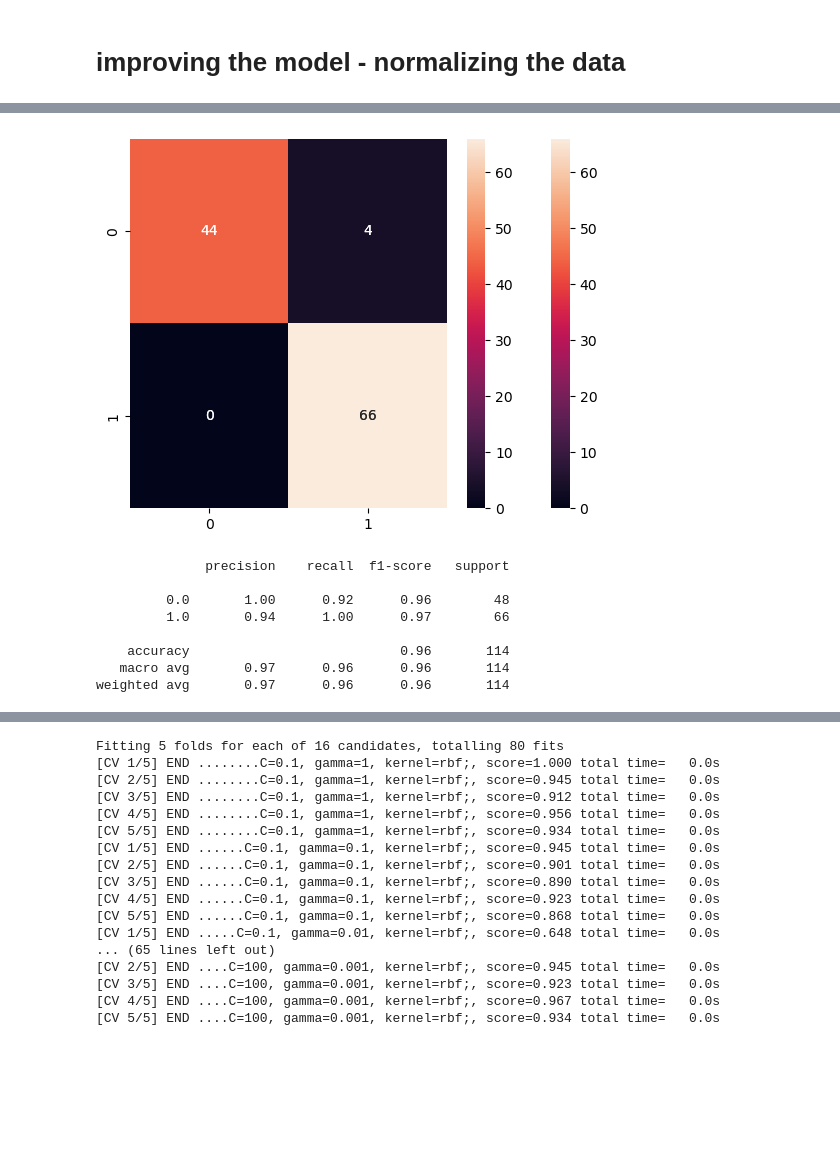
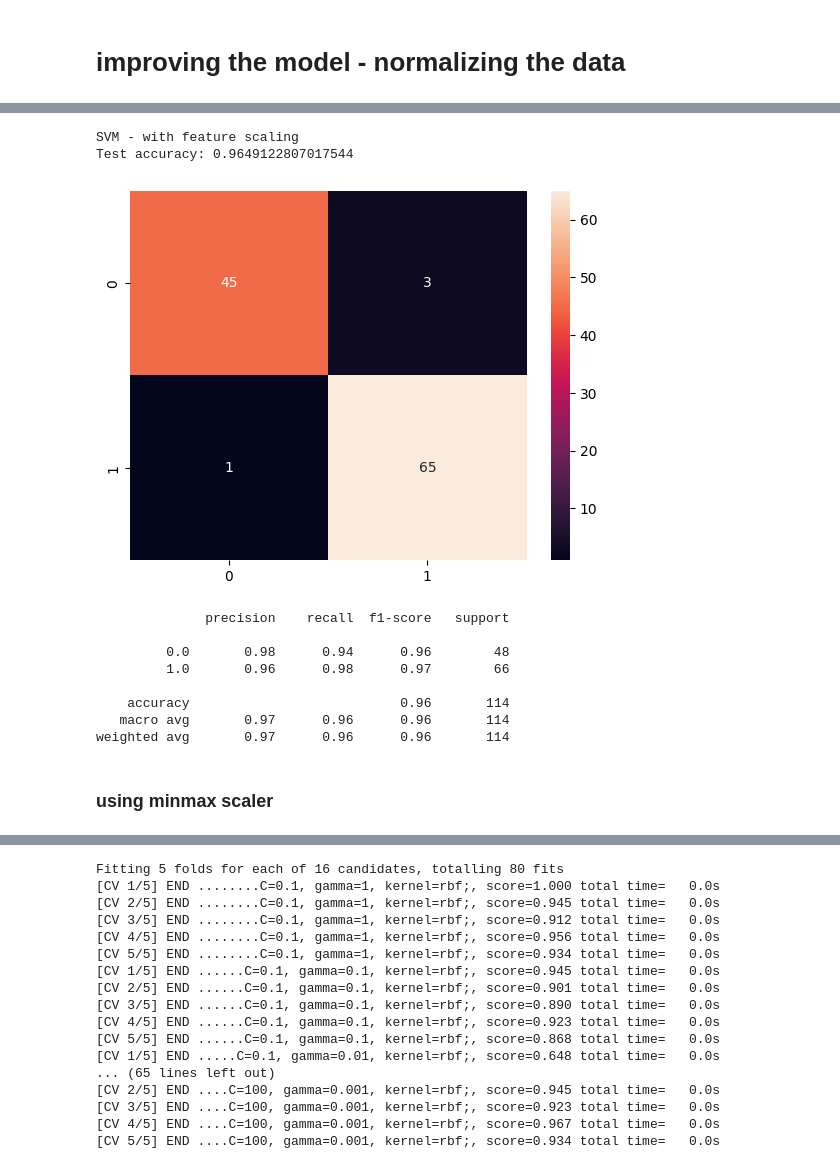
Before and after one commit to MallikarjunaYC/ML_Projects, a Jupyter notebook: breast_cancer_detection_analysis.ipynb, the cells around one changed output, grey strips where cells are left out. Drawn from its saved outputs; the diff is of its cells as text; code cells hidden in the pictures; blank space fills up the shorter version.

```diff
--- a/breast_cancer_detection_analysis.ipynb
+++ b/breast_cancer_detection_analysis.ipynb
@@ -70,10 +125,8 @@ df_cancer.tail()
 | 568 | 7.76 | 24.54 | 47.92 | 181.0 | 0.05263 | 0.04362 | ... |
 5 rows × 31 columns
 # %%
-convert_dict = {'target': float
-                }
-
-df_cancer = df_cancer.astype(convert_dict)
+# convert the df type to float
+df_cancer = df_cancer.astype(float)
 print(df_cancer.dtypes)
 # %% [output]
 mean radius                float64
@@ -208,2 +280,7 @@ X_train_scaled = (X_train-min_train)/range_train
 # %%
-svc_model.fit(X_train_scaled, y_train)
+
+from sklearn.preprocessing import StandardScaler
+
+scaler = StandardScaler()
+X_train_scaled = scaler.fit_transform(X_train)
+X_test_scaled = scaler.transform(X_test)
@@ -212,4 +286,0 @@ SVC()
-# %%
-min_test = X_test.min()
-range_test = (X_test-min_test).max()
-X_test_scaled = (X_test-min_test)/range_test
@@ -235,16 +287,32 @@ plt.show()
-# %%
-sns.heatmap(data = cm, annot = True)
-plt.show()
-# %% [output]
-[figure, removed]
-# %%
-print(classification_report(y_test, y_predict))
-# %% [output]
-              precision    recall  f1-score   support
-
-         0.0       1.00      0.92      0.96        48
-         1.0       0.94      1.00      0.97        66
-
-    accuracy                           0.96       114
-   macro avg       0.97      0.96      0.96       114
-weighted avg       0.97      0.96      0.96       114
+# %%
+svm_clf_scaled = SVC(random_state=42)
+svm_clf_scaled.fit(X_train_scaled, y_train)
+
+y_pred_test_svm_scaled = svm_clf_scaled.predict(X_test_scaled)
+
+accuracy_test_svm_scaled = accuracy_score(y_test, y_pred_test_svm_scaled)
+
+print("SVM - with feature scaling")
+print("Test accuracy:", accuracy_test_svm_scaled)
+# %% [output]
+SVM - with feature scaling
+Test accuracy: 0.9649122807017544
+# %%
+cm = confusion_matrix(y_test, y_pred_test_svm_scaled)
+sns.heatmap(cm, annot = True)
+plt.show()
+# %% [output]
+[figure, added]
+# %%
+print(classification_report(y_test, y_pred_test_svm_scaled))
+# %% [output]
+              precision    recall  f1-score   support
+
+         0.0       0.98      0.94      0.96        48
+         1.0       0.96      0.98      0.97        66
+
+    accuracy                           0.96       114
+   macro avg       0.97      0.96      0.96       114
+weighted avg       0.97      0.96      0.96       114
+# %% [markdown]
+<h3> using minmax scaler
```
Also changed, not shown: parts of 51 cells of this notebook.
